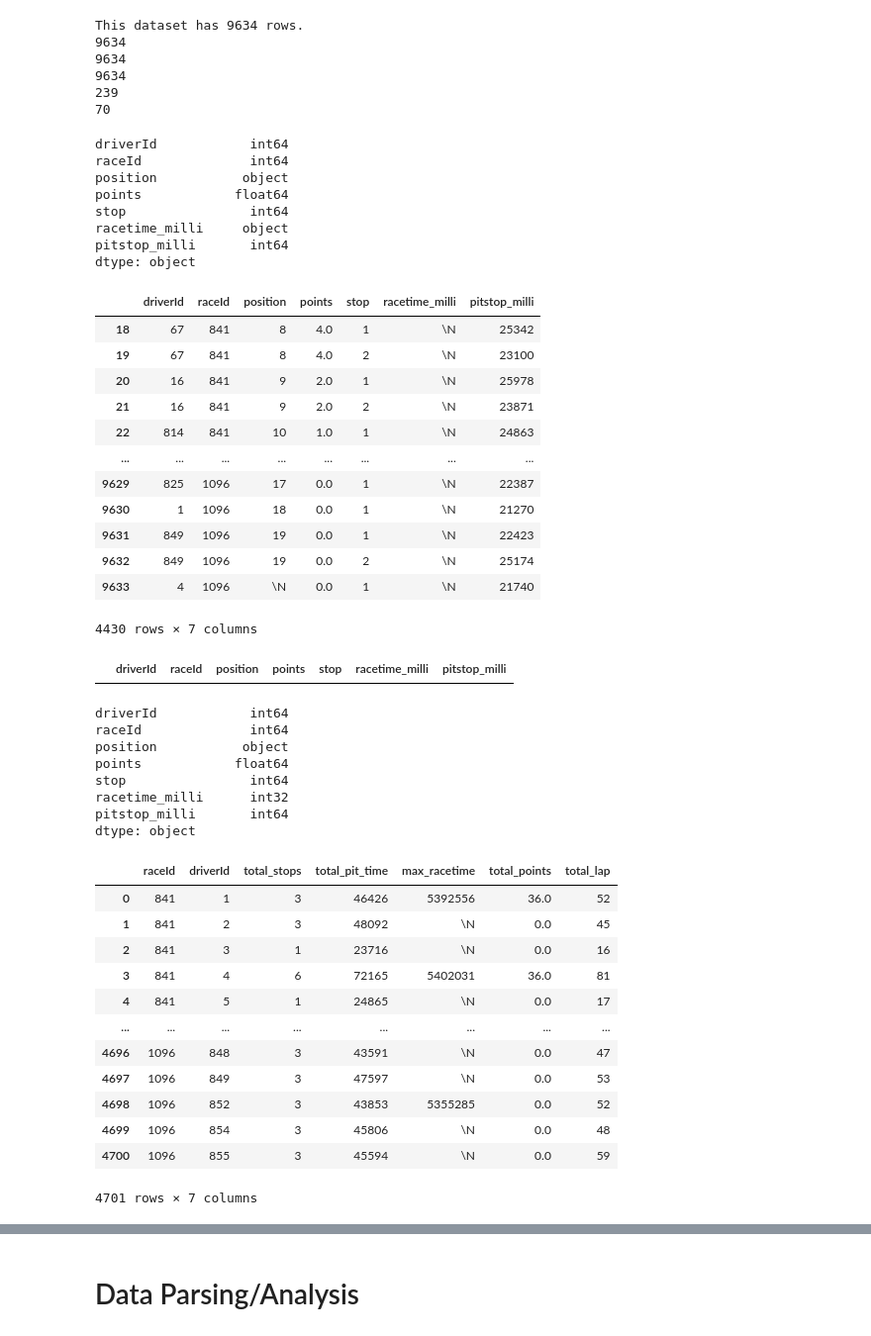
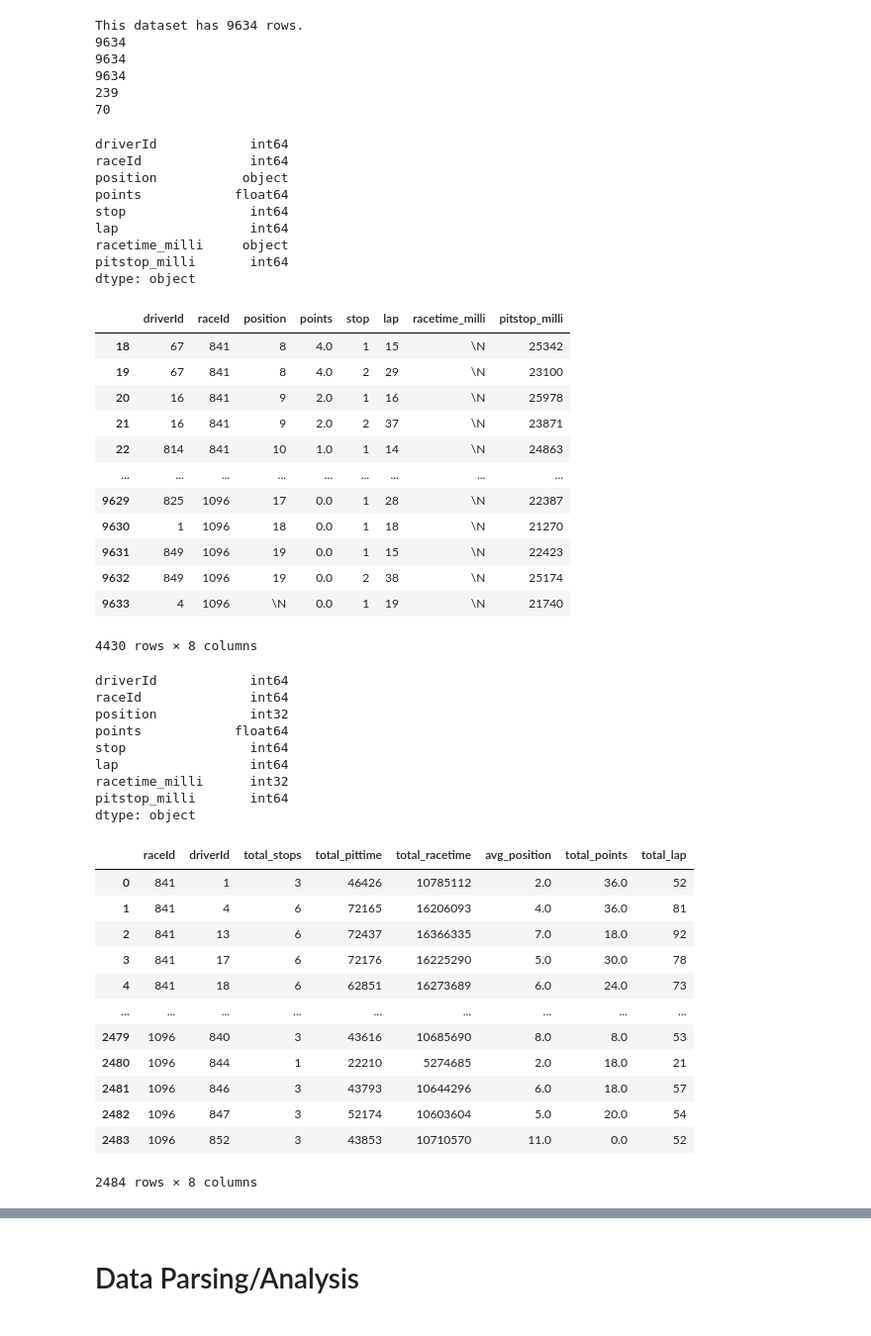
Before and after one commit to tdangi/qtm_final_project, a Jupyter notebook: qtm_moment.ipynb, the cells around one changed output, grey strips where cells are left out. Shown at 99% size. Cells and saved outputs as stored; diff of their text form; code cells hidden in the pictures.

```diff
--- a/qtm_moment.ipynb
+++ b/qtm_moment.ipynb
@@ -166,67 +167,72 @@ This dataset has 9634 rows.
 239
 70
 # %%
-#Data Cleaning
-merged_clean = merged_f1[['driverId', 'raceId', 'position', 'points', 'stop', 'racetime_milli', 'pitstop_milli']]
+# Data Cleaning
+merged_clean = merged_f1[['driverId', 'raceId', 'position', 'points', 'stop', 'lap', 'racetime_milli', 'pitstop_milli']]
 display(merged_clean.dtypes)
 display(merged_clean.query("racetime_milli.str.isnumeric() == False"))
 
 # Clean out non-numerical entries
 merged_clean = merged_clean[merged_clean['racetime_milli'] != '\\N']
-display(merged_clean.query("racetime_milli.str.isnumeric() == False"))
+merged_clean = merged_clean[merged_clean['position'] != '\\N']
+
 merged_clean['racetime_milli'] = merged_clean['racetime_milli'].astype(int)
+merged_clean['position'] = merged_clean['position'].astype(int)
+
 
 display(merged_clean.dtypes)
 # %% [output]
 driverId            int64
 raceId              int64
 position           object
 points            float64
 stop                int64
+lap                 int64
 racetime_milli     object
 pitstop_milli       int64
 dtype: object
-|  | driverId | raceId | position | points | stop | racetime_milli | pitstop_milli |
-| 18 | 67 | 841 | 8 | 4.0 | 1 | \N | 25342 |
-| 19 | 67 | 841 | 8 | 4.0 | 2 | \N | 23100 |
-| 20 | 16 | 841 | 9 | 2.0 | 1 | \N | 25978 |
-| 21 | 16 | 841 | 9 | 2.0 | 2 | \N | 23871 |
-| 22 | 814 | 841 | 10 | 1.0 | 1 | \N | 24863 |
-| ... | ... | ... | ... | ... | ... | ... | ... |
-| 9629 | 825 | 1096 | 17 | 0.0 | 1 | \N | 22387 |
-| 9630 | 1 | 1096 | 18 | 0.0 | 1 | \N | 21270 |
-| 9631 | 849 | 1096 | 19 | 0.0 | 1 | \N | 22423 |
-| 9632 | 849 | 1096 | 19 | 0.0 | 2 | \N | 25174 |
-| 9633 | 4 | 1096 | \N | 0.0 | 1 | \N | 21740 |
+|  | driverId | raceId | position | points | stop | lap | racetime_milli | pitstop_milli |
+| 18 | 67 | 841 | 8 | 4.0 | 1 | 15 | \N | 25342 |
+| 19 | 67 | 841 | 8 | 4.0 | 2 | 29 | \N | 23100 |
+| 20 | 16 | 841 | 9 | 2.0 | 1 | 16 | \N | 25978 |
+| 21 | 16 | 841 | 9 | 2.0 | 2 | 37 | \N | 23871 |
+| 22 | 814 | 841 | 10 | 1.0 | 1 | 14 | \N | 24863 |
+| ... | ... | ... | ... | ... | ... | ... | ... | ... |
+| 9629 | 825 | 1096 | 17 | 0.0 | 1 | 28 | \N | 22387 |
+| 9630 | 1 | 1096 | 18 | 0.0 | 1 | 18 | \N | 21270 |
+| 9631 | 849 | 1096 | 19 | 0.0 | 1 | 15 | \N | 22423 |
+| 9632 | 849 | 1096 | 19 | 0.0 | 2 | 38 | \N | 25174 |
+| 9633 | 4 | 1096 | \N | 0.0 | 1 | 19 | \N | 21740 |
-4430 rows × 7 columns
+4430 rows × 8 columns
-|  | driverId | raceId | position | points | stop | racetime_milli | pitstop_milli |
 driverId            int64
 raceId              int64
-position           object
+position            int32
 points            float64
 stop                int64
+lap                 int64
 racetime_milli      int32
 pitstop_milli       int64
 dtype: object
 # %%
-# Aggregate by raceId and driverId, looking at total stops, pit time, and wins of each driverId
-agg_table = merged_f1.groupby(["raceId", "driverId"]).agg(total_stops = ("stop", "sum"),
-                                               total_pit_time = ("pitstop_milli", "sum"),
-                                               max_racetime = ("racetime_milli", "max"),
+# Aggregate by raceId and driverId, looking at our variable of interest
+agg_table = merged_clean.groupby(["raceId", "driverId"]).agg(total_stops = ("stop", "sum"),
+                                               total_pittime = ("pitstop_milli", "sum"),
+                                               total_racetime = ("racetime_milli", "sum"),
+                                               avg_position = ("position", "mean"),
                                                total_points = ("points", "sum"),
                                                total_lap = ("lap", "sum")).reset_index()
 agg_table
 # %% [output]
-|  | raceId | driverId | total_stops | total_pit_time | max_racetime | total_points | total_lap |
-| 0 | 841 | 1 | 3 | 46426 | 5392556 | 36.0 | 52 |
-| 1 | 841 | 2 | 3 | 48092 | \N | 0.0 | 45 |
-| 2 | 841 | 3 | 1 | 23716 | \N | 0.0 | 16 |
-| 3 | 841 | 4 | 6 | 72165 | 5402031 | 36.0 | 81 |
-| 4 | 841 | 5 | 1 | 24865 | \N | 0.0 | 17 |
-| ... | ... | ... | ... | ... | ... | ... | ... |
-| 4696 | 1096 | 848 | 3 | 43591 | \N | 0.0 | 47 |
-| 4697 | 1096 | 849 | 3 | 47597 | \N | 0.0 | 53 |
-| 4698 | 1096 | 852 | 3 | 43853 | 5355285 | 0.0 | 52 |
-| 4699 | 1096 | 854 | 3 | 45806 | \N | 0.0 | 48 |
-| 4700 | 1096 | 855 | 3 | 45594 | \N | 0.0 | 59 |
+|  | raceId | driverId | total_stops | total_pittime | total_racetime | avg_position | total_points | total_lap |
+| 0 | 841 | 1 | 3 | 46426 | 10785112 | 2.0 | 36.0 | 52 |
+| 1 | 841 | 4 | 6 | 72165 | 16206093 | 4.0 | 36.0 | 81 |
+| 2 | 841 | 13 | 6 | 72437 | 16366335 | 7.0 | 18.0 | 92 |
+| 3 | 841 | 17 | 6 | 72176 | 16225290 | 5.0 | 30.0 | 78 |
+| 4 | 841 | 18 | 6 | 62851 | 16273689 | 6.0 | 24.0 | 73 |
+| ... | ... | ... | ... | ... | ... | ... | ... | ... |
+| 2479 | 1096 | 840 | 3 | 43616 | 10685690 | 8.0 | 8.0 | 53 |
+| 2480 | 1096 | 844 | 1 | 22210 | 5274685 | 2.0 | 18.0 | 21 |
+| 2481 | 1096 | 846 | 3 | 43793 | 10644296 | 6.0 | 18.0 | 57 |
+| 2482 | 1096 | 847 | 3 | 52174 | 10603604 | 5.0 | 20.0 | 54 |
+| 2483 | 1096 | 852 | 3 | 43853 | 10710570 | 11.0 | 0.0 | 52 |
-4701 rows × 7 columns
+2484 rows × 8 columns
```
Also changed, not shown: parts of 7 cells of this notebook.
